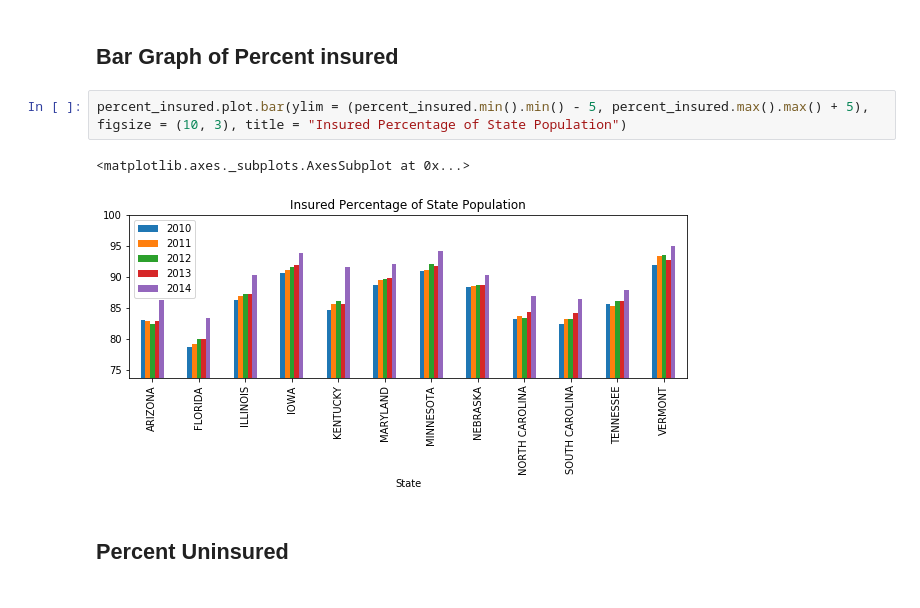
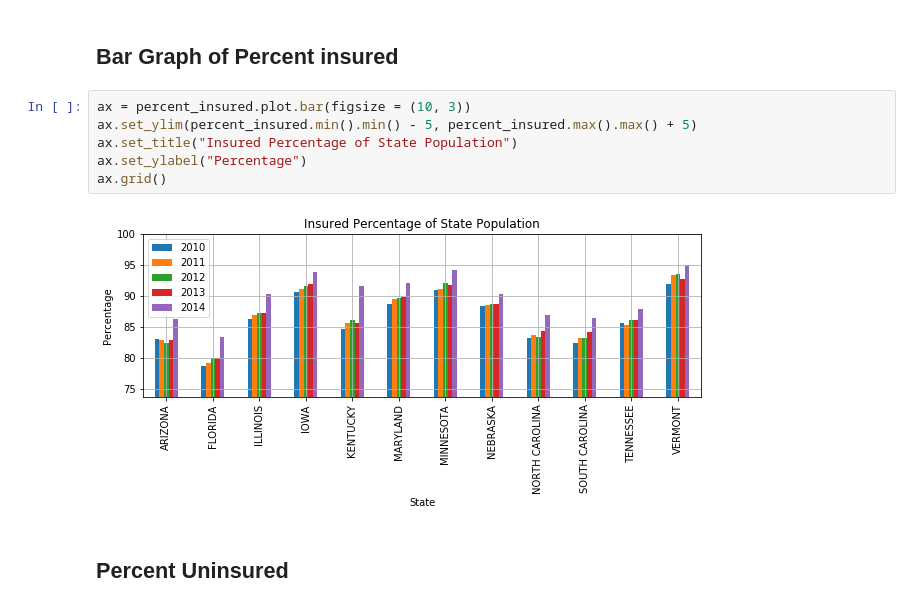
Before and after one commit to TJL30308/DREAM_Project, a Jupyter notebook: insurance_coverage.ipynb, the cells around one changed output. Saved outputs shown, nothing was run; the diff lists cells and outputs as text.

```diff
--- a/insurance_coverage.ipynb
+++ b/insurance_coverage.ipynb
@@ -65,10 +92,13 @@ percent_insured.head()
 # %% [markdown]
 ## Bar Graph of Percent insured
 # %%
-percent_insured.plot.bar(ylim = (percent_insured.min().min() - 5, percent_insured.max().max() + 5), figsize = (10, 3), title = "Insured Percentage of State Population")
+ax = percent_insured.plot.bar(figsize = (10, 3))
+ax.set_ylim(percent_insured.min().min() - 5, percent_insured.max().max() + 5)
+ax.set_title("Insured Percentage of State Population")
+ax.set_ylabel("Percentage")
+ax.grid()
 # %% [output]
-<matplotlib.axes._subplots.AxesSubplot at 0x...>
-[figure, old version]
+[figure, new version]
 # %% [markdown]
 ## Percent Uninsured
 # %%
```
Also changed, not shown: parts of 7 cells of this notebook.
